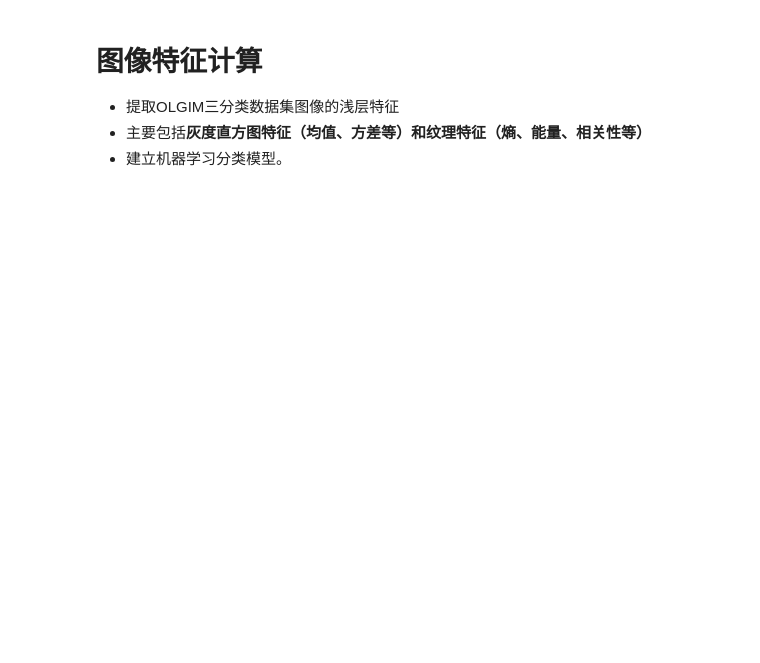
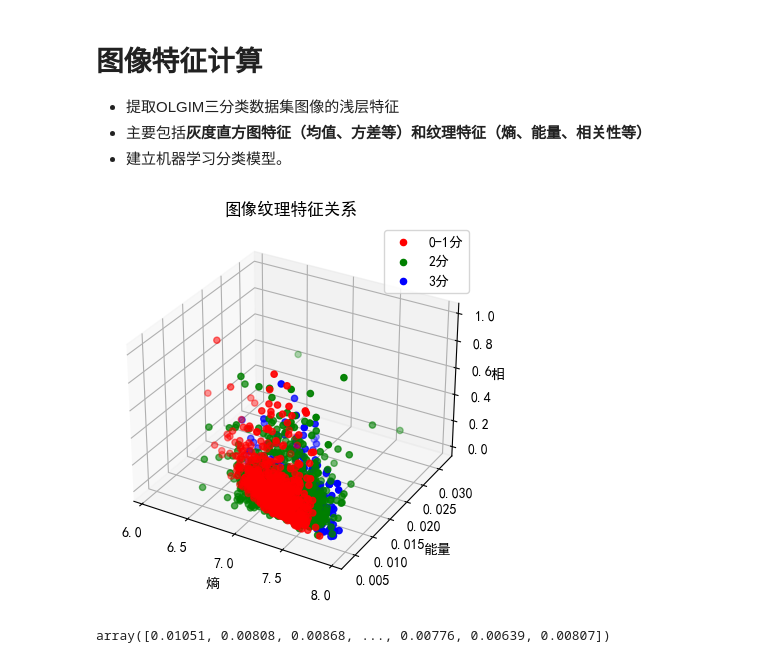
Before and after one commit to yaofanghao/DeepLearningForImage, a Jupyter notebook: 医院项目/5-综合评估模型/5-机器学习特征分析/图像特征分析.ipynb, the cells around one changed output. Saved outputs shown, nothing was run; the diff lists cells and outputs as text; code cells hidden in the pictures; blank space fills up the shorter version.

```diff
--- a/医院项目/5-综合评估模型/5-机器学习特征分析/图像特征分析.ipynb
+++ b/医院项目/5-综合评估模型/5-机器学习特征分析/图像特征分析.ipynb
@@ -91,3 +91,36 @@ def batch_calculate_features(folder_path, output_file):
 folder_path = "jpg0"
 output_file = "jpg0.txt"
 batch_calculate_features(folder_path, output_file)
+# %%
+import pandas as pd
+import matplotlib.pyplot as plt
+from mpl_toolkits.mplot3d import Axes3D
+
+data = pd.read_excel('all.xlsx')
+features = data.iloc[:, 2:5].values
+categories = data.iloc[:, 5].values
+
+colors = ['r', 'g', 'b']
+fig = plt.figure()
+plt.rcParams['font.family'] = 'SimHei'
+
+ax = fig.add_subplot(111, projection='3d')
+for i in range(3):
+    class_indices = (categories == i)
+    ax.scatter(features[class_indices, 0],
+               features[class_indices, 1],
+               features[class_indices, 2],
+               c=colors[i])
+
+ax.set_xlabel('熵')
+ax.set_ylabel('能量')
+ax.set_zlabel('相关性')
+ax.legend(['0-1分', '2分', '3分'])
+ax.set_title('图像纹理特征关系')
+plt.show()
+# %% [output]
+[figure, added]
+# %%
+categories
+# %% [output]
+array([0.01051, 0.00808, 0.00868, ..., 0.00776, 0.00639, 0.00807])
```
Also changed, not shown: 7 other files.
